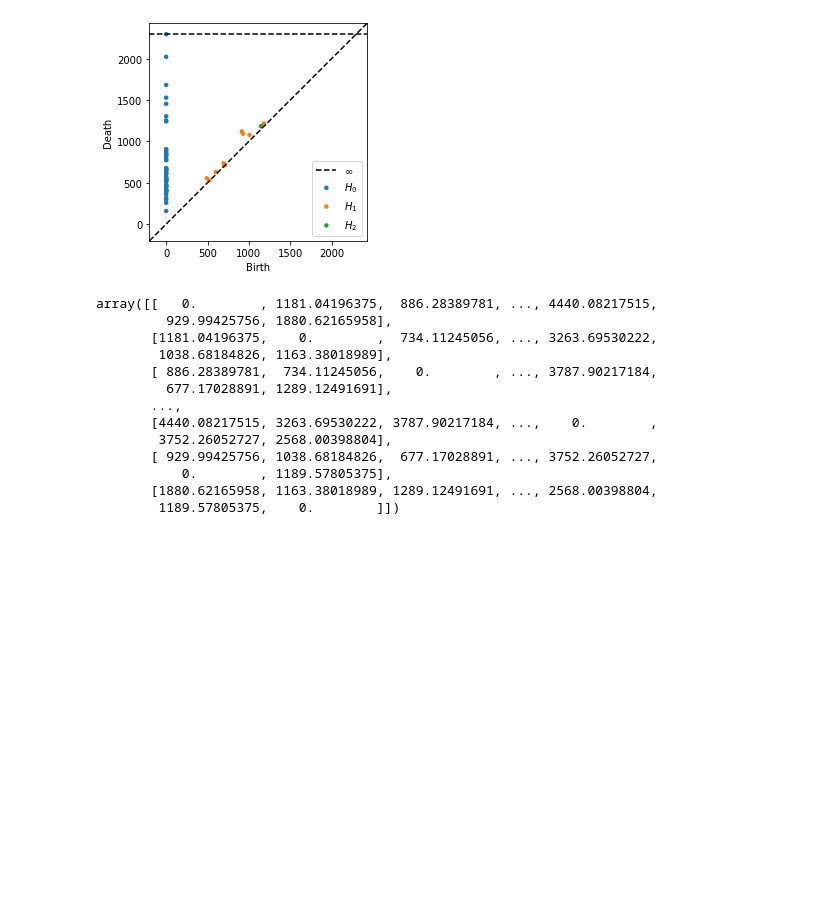
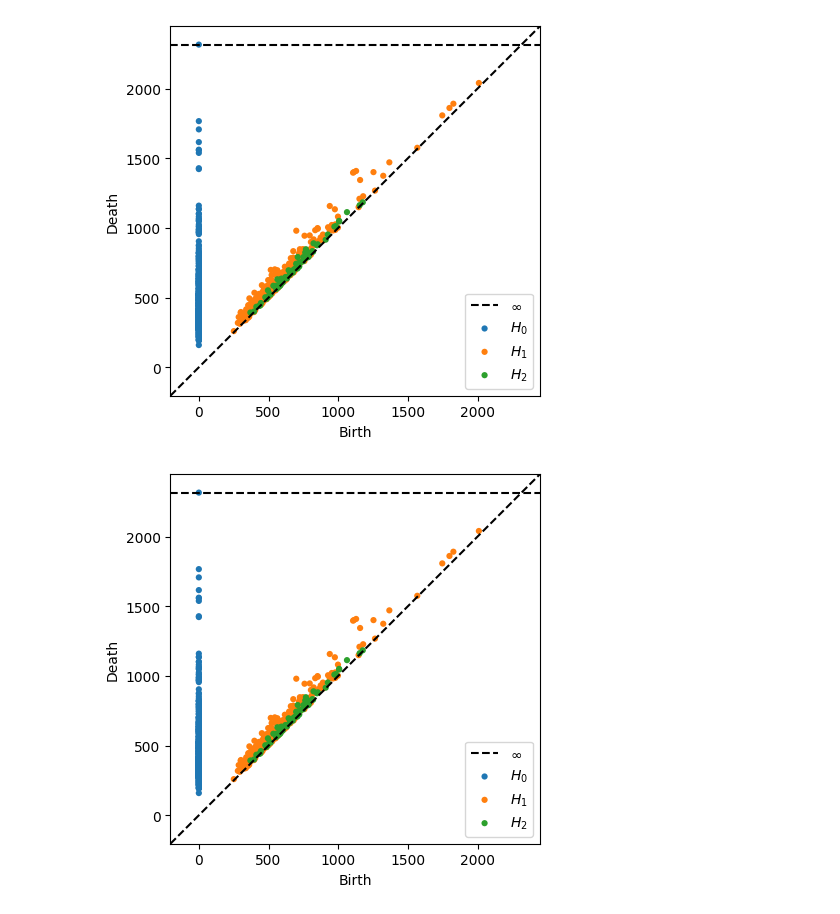
Before and after one commit to BVanDeWater/625.687, a Jupyter notebook: Notebooks/Segments_Timbre.ipynb, the cells around one changed output. Cells and saved outputs as stored; diff of their text form; code cells hidden in the pictures; blank space fills up the shorter version.

```diff
--- a/Notebooks/Segments_Timbre.ipynb
+++ b/Notebooks/Segments_Timbre.ipynb
@@ -6,8 +6,8 @@ import sys
 sys.path.append('C:\\Users\\Tim\\PycharmProjects\\625.687\src') # your local repo here
 
 path = "C:\\Users\\Tim\\Desktop\\MillionSongSubsetMillionSongSubset_dataframe_test.pkl" # your local data here
-big_path = "C:\\Users\\Tim\\Desktop\\MillionSongSubset_dataframe.track_id_year_segments_pitches.pkl"
-df = pickle.load(open(path, "rb"))
+big_path = "C:\\Users\\Tim\\Pictures\\MillionSongSubset_dataframe_test_.track_id_segments_timbre.pkl"
+df = pickle.load(open(big_path, "rb"))
 # %%
 '''
 Vectorize segments_timbre
@@ -16,7 +16,7 @@ import collections
 import numpy as np
 from scipy.stats import entropy
 
-def normalize_segments_timbre(segments_timbre_column):\
+def normalize_segments_timbre(segments_timbre_column):
     """ Find value range for timbre """
     minimum = segments_timbre_column.iloc[0][0][0]
     maximum = segments_timbre_column.iloc[0][0][0]
@@ -52,11 +52,15 @@ def segments_timbre_distribution(timbre_vector, minimum, maximum):
 
     # Now, collapse the 2-D histogram into a 256-length feature vector
     return_vector = []
+    histogram = []
     normalization_factor = len(timbre_vector) # normalize, since more entries -> higher values due to length
     for i in range(12):
+        histogram_tone = []
         for j in range(32):
             return_vector.append(timbre_bins[i][j] / normalization_factor)
-    return return_vector
+            histogram_tone.append(timbre_bins[i][j] / normalization_factor)
+        histogram.append(histogram_tone)
+    return return_vector, histogram
 
 
 def vectorize_segments_timbre_average(timbre_vector, minimum, maximum):
@@ -101,4 +105,5 @@ def vectorize_segments_timbre_average(timbre_vector, minimum, maximum):
             return_vector.append(tone_percentiles[i][j])
     for i in range(len(return_vector)):
         if not isinstance(return_vector[i], float) or np.isnan(return_vector[i]):
+            pass
     return return_vector
@@ -105,6 +113,5 @@ def vectorize_segments_timbre_average(timbre_vector, minimum, maximum):
 # %%
-subdf = df[["year", "segments_timbre"]]
-subdf = subdf[subdf["year"] != 0]
+subdf = df
 
 minimum, maximum = normalize_segments_timbre(subdf["segments_timbre"])
 timbre_features = [vectorize_segments_timbre_average(x, minimum, maximum) +
@@ -128,26 +135,28 @@ for index1, row1 in subdf.iterrows():
 
 metrics_df = np.asarray(metrics_df)
 # %%
-from ripser import ripser
-from persim import plot_diagrams
+from msd_utils import compute_metric_matrix
 
-res = ripser(metrics_df, distance_matrix=True, maxdim=2)
-plot_diagrams(res['dgms'], show=True)
+l1_dmatrix = compute_metric_matrix(subdf, "timbre_features", "L_1_norm")
+l2_dmatrix = compute_metric_matrix(subdf, "timbre_features", "L_2_norm")
+linf_dmatrix = compute_metric_matrix(subdf, "timbre_features", "L_inf_norm")
+cosine_dmatrix = compute_metric_matrix(subdf, "timbre_features", "cosine_similarity")
+
+dmatrices = [
+    l1_dmatrix,
+    l2_dmatrix,
+    linf_dmatrix,
+    cosine_dmatrix
+]
-# %% [output]
-[figure, removed]
 # %%
-metrics_df
+from ripser import ripser
+from persim import plot_diagrams
+import numpy as np
+
+for matrix in dmatrices:
+    matrix = np.asarray(matrix)
+    res = ripser(matrix, distance_matrix=True, maxdim=2)
+    plot_diagrams(res['dgms'], show=True)
 # %% [output]
-array([[   0.        , 1181.04196375,  886.28389781, ..., 4440.08217515,
-         929.99425756, 1880.62165958],
-       [1181.04196375,    0.        ,  734.11245056, ..., 3263.69530222,
-        1038.68184826, 1163.38018989],
-       [ 886.28389781,  734.11245056,    0.        , ..., 3787.90217184,
-         677.17028891, 1289.12491691],
-       ...,
-       [4440.08217515, 3263.69530222, 3787.90217184, ...,    0.        ,
-        3752.26052727, 2568.00398804],
-       [ 929.99425756, 1038.68184826,  677.17028891, ..., 3752.26052727,
-           0.        , 1189.57805375],
-       [1880.62165958, 1163.38018989, 1289.12491691, ..., 2568.00398804,
-        1189.57805375,    0.        ]])
+[figure, added]
+[figure, added]
```
Also changed, not shown: parts of 13 cells of this notebook, 2 other files.
